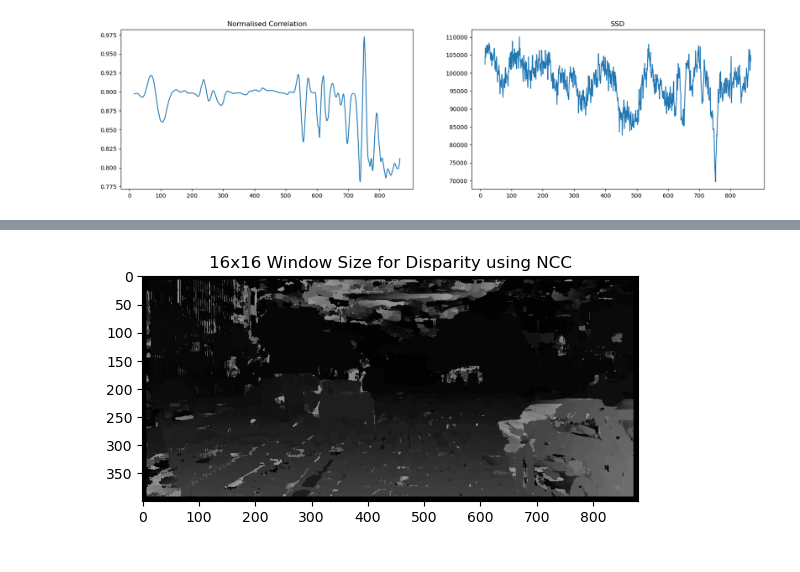
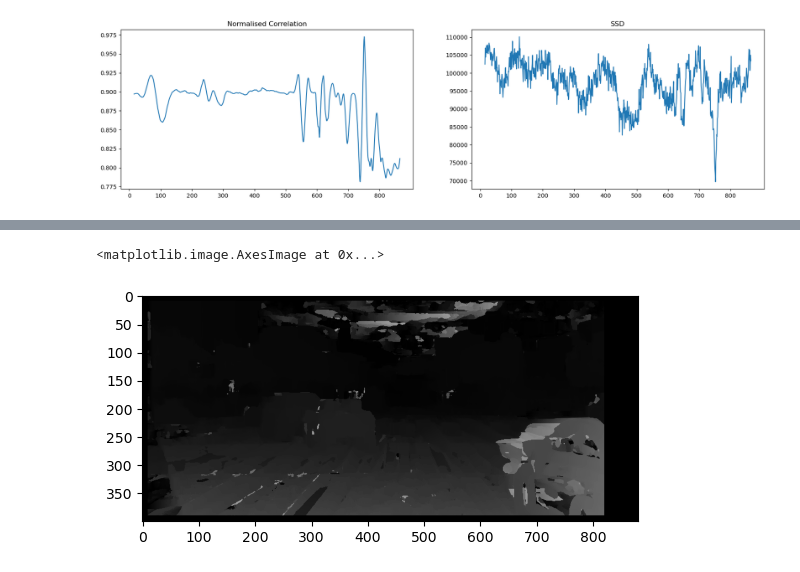
Before and after one commit to Neva-Y/Disparity-Image, a Jupyter notebook: Final-Project.ipynb, the cells around one changed output, grey strips where cells are left out. Cells and saved outputs as stored; diff of their text form; code cells hidden in the pictures.

```diff
--- a/Final-Project.ipynb
+++ b/Final-Project.ipynb
@@ -209,10 +202,12 @@ step_size = 1
 measure = "NCC"
 
 for row_index in tqdm(range(boundary_size, len(img_l_grey)-boundary_size, step_size)):
+# for row_index in tqdm(range(250,251)):
     row = img_l_grey[row_index]
 
     # Should be the full bounds, but takes a very long time, consider using tensor operations on rows
     for col_index_left in range(boundary_size,len(row)-boundary_size, step_size):
+#     for col_index_left in range(600,602, step_size):
         left_centre = [row_index, col_index_left]
 
         min_error = -math.inf
@@ -229,7 +224,7 @@ for row_index in tqdm(range(boundary_size, len(img_l_grey)-boundary_size, step_s
         else:
             col_iter_right = col_index_left + neighbourhood_pixels
 
-        for col_index_right in range(col_iter_left, col_iter_right, boundary_size//2):
+        for col_index_right in range(col_iter_left, col_iter_right, step_size):
             right_centre = [row_index, col_index_right]
 
             if measure == "NCC":
@@ -246,8 +241,9 @@ for row_index in tqdm(range(boundary_size, len(img_l_grey)-boundary_size, step_s
                     min_error = error
                     min_col_index = col_index_right
 
+        calc_disp[row_index][col_index_left] = abs(min_col_index - col_index_left)
 
-        calc_disp[row_index][col_index_left] = abs(min_col_index - col_index_left)
+
 
 
 plt.imshow(calc_disp, cmap='gray', vmin=0, vmax=255)
@@ -257,6 +253,41 @@ plt.savefig('disparity.png')
-# %%
-plt.imshow(calc_disp, cmap='gray', vmin=0, vmax=255)
-plt.title("16x16 Window Size for Disparity using NCC")
-plt.savefig('disparity_16x16_NCC.png')
-# %% [output]
-[figure, removed]
+# %%
+h,w = img_l_grey.shape
+calc_disp2 = np.zeros((h,w))
+boundary_size = 10
+step_size = 1
+measure = "NCC"
+
+row_index = 250
+row = img_l_grey[row_index]
+col_index_left = 600
+for row_index in tqdm(range(boundary_size, len(img_l_grey)-boundary_size, step_size)):
+#     row = img_l_grey[row_index]
+    for col_index_left in range(boundary_size,len(row)-boundary_size-50, step_size):
+        # for col_index_left in range(600,602, step_size):
+        centre_l = [row_index, col_index_left]
+
+        min_l_x = centre_l[1] - boundary_size
+        max_l_x = centre_l[1] + boundary_size
+
+        min_l_y = centre_l[0] - boundary_size
+        max_l_y = centre_l[0] + boundary_size
+
+        patch_l = np.int32(img_l_grey[min_l_y:max_l_y, min_l_x:max_l_x])
+
+        min_bound = max(col_index_left-150, boundary_size)
+        max_bound = min(col_index_left+50, len(row)-boundary_size)
+
+        col_centres = np.arange(min_bound,max_bound) #
+        col_linspace = np.transpose(np.int32(np.linspace(col_centres-boundary_size, col_centres+boundary_size, 2*boundary_size)))
+
+        patch_r = np.transpose(np.int32(img_r_grey[min_l_y:max_l_y, col_linspace]), (1,0,2))
+
+        norm_corr = np.sum(patch_l*patch_r, axis=(1,2))/(np.linalg.norm(patch_l)*np.linalg.norm(patch_r, axis=(1,2)))
+        min_col_index = np.argmax(norm_corr) + min_bound - 1
+        calc_disp2[row_index][col_index_left] = abs(min_col_index - col_index_left)
+
+
+plt.imshow(calc_disp2, cmap='gray', vmin=0, vmax=255)
+# %% [output]
+<matplotlib.image.AxesImage at 0x...>
+[figure, added]
```
Also changed, not shown: parts of 3 cells of this notebook, 2 other files.
